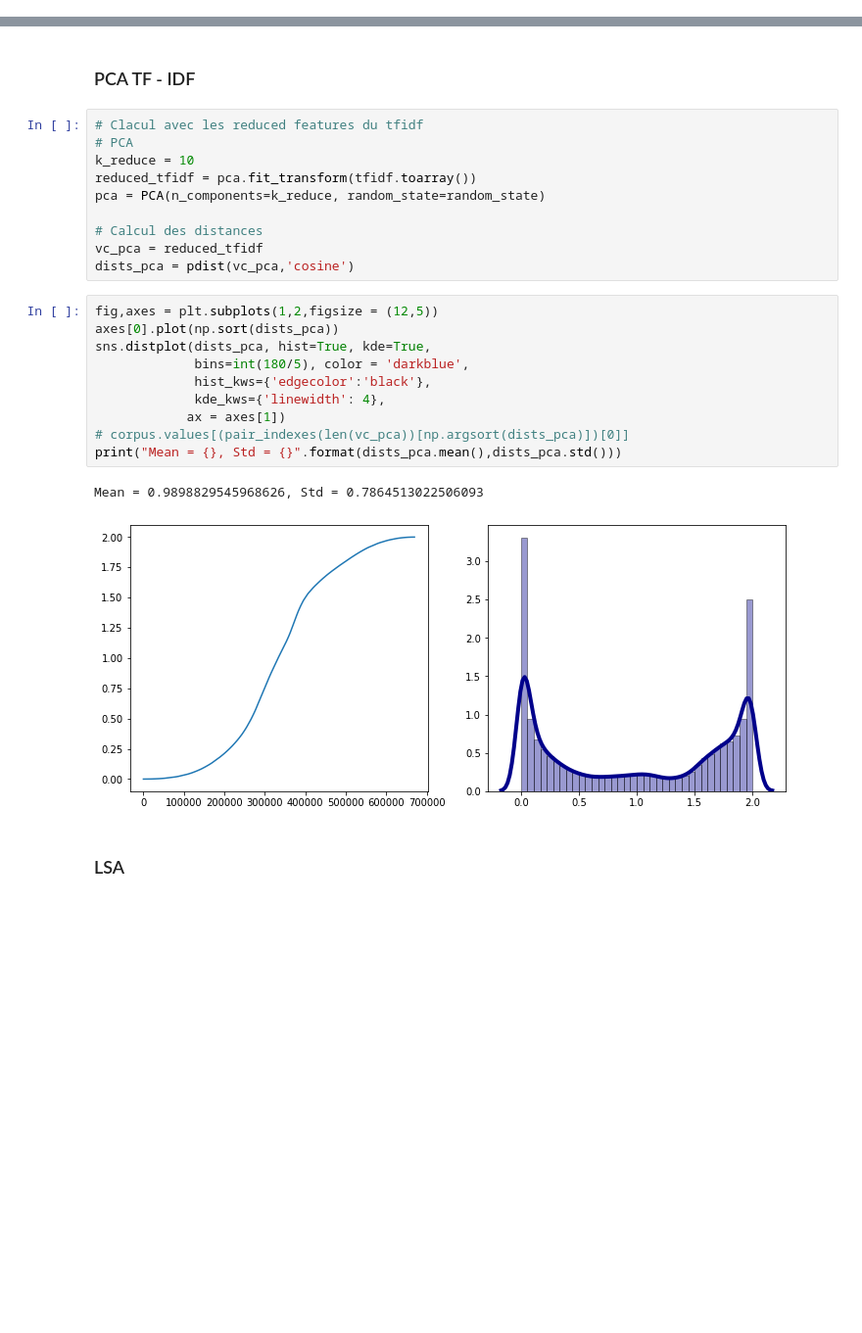
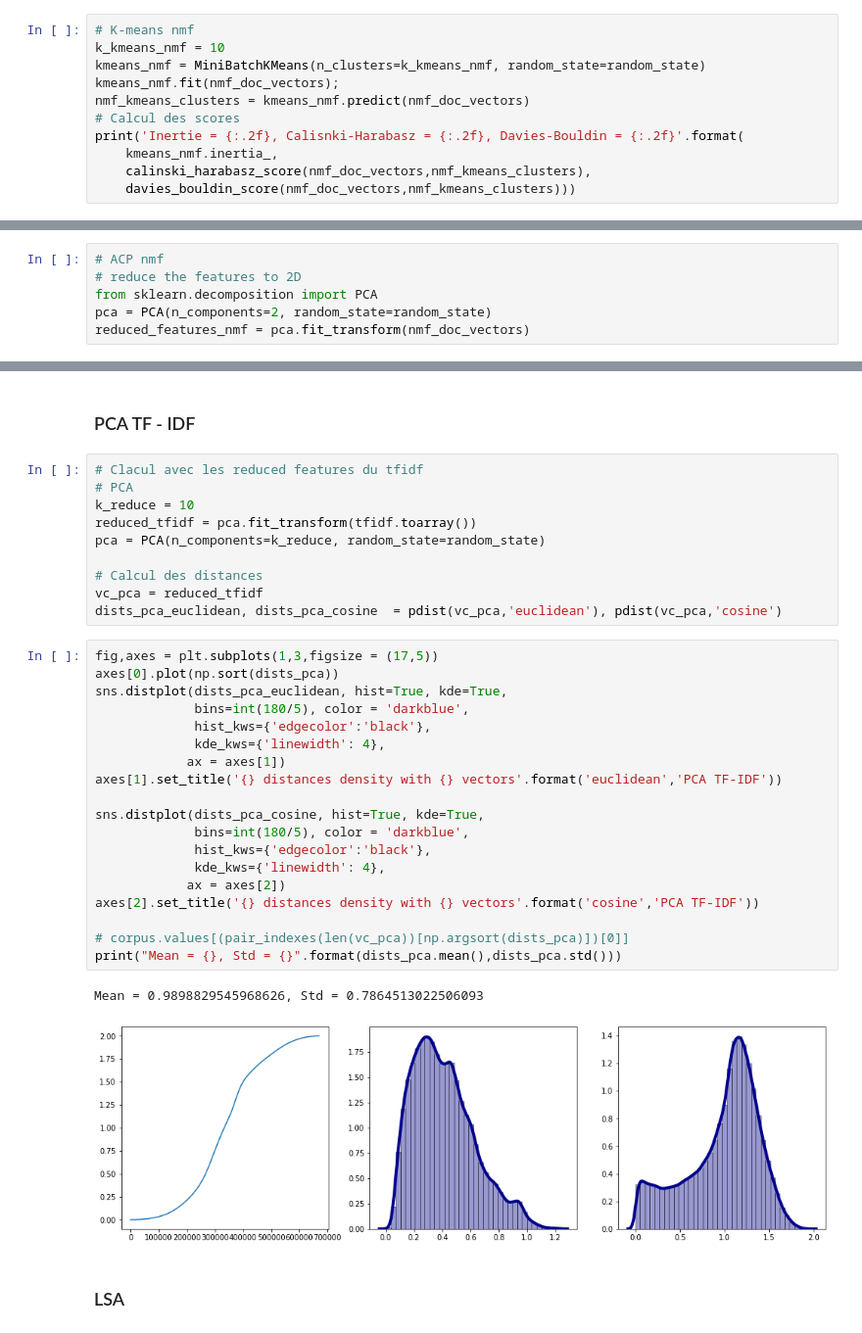
Before and after one commit to AchilleBaucher/confiance_diffusion, a Jupyter notebook: jupyter/clustering.ipynb, the cells around one changed output, grey strips where cells are left out. Shown at 98% size. Saved outputs shown, nothing was run; the diff lists cells and outputs as text; blank space fills up the shorter version.

```diff
--- a/jupyter/clustering.ipynb
+++ b/jupyter/clustering.ipynb
@@ -442,0 +481,11 @@ embedding = UMAP(n_neighbors=100, min_dist=0.5, random_state=12).fit_transform(l
+# %%
+# K-means nmf
+k_kmeans_nmf = 10
+kmeans_nmf = MiniBatchKMeans(n_clusters=k_kmeans_nmf, random_state=random_state)
+kmeans_nmf.fit(nmf_doc_vectors);
+nmf_kmeans_clusters = kmeans_nmf.predict(nmf_doc_vectors)
+# Calcul des scores
+print('Inertie = {:.2f}, Calisnki-Harabasz = {:.2f}, Davies-Bouldin = {:.2f}'.format(
+    kmeans_nmf.inertia_,
+    calinski_harabasz_score(nmf_doc_vectors,nmf_kmeans_clusters),
+    davies_bouldin_score(nmf_doc_vectors,nmf_kmeans_clusters)))
@@ -442,0 +516,6 @@ embedding = UMAP(n_neighbors=100, min_dist=0.5, random_state=12).fit_transform(l
+# %%
+# ACP nmf
+# reduce the features to 2D
+from sklearn.decomposition import PCA
+pca = PCA(n_components=2, random_state=random_state)
+reduced_features_nmf = pca.fit_transform(nmf_doc_vectors)
@@ -526,20 +640,29 @@ pca = PCA(n_components=k_reduce, random_state=random_state)
 
 # Calcul des distances
 vc_pca = reduced_tfidf
-dists_pca = pdist(vc_pca,'cosine')
+dists_pca_euclidean, dists_pca_cosine  = pdist(vc_pca,'euclidean'), pdist(vc_pca,'cosine')
 # %%
-fig,axes = plt.subplots(1,2,figsize = (12,5))
+fig,axes = plt.subplots(1,3,figsize = (17,5))
 axes[0].plot(np.sort(dists_pca))
-sns.distplot(dists_pca, hist=True, kde=True,
+sns.distplot(dists_pca_euclidean, hist=True, kde=True,
              bins=int(180/5), color = 'darkblue',
              hist_kws={'edgecolor':'black'},
              kde_kws={'linewidth': 4},
             ax = axes[1])
+axes[1].set_title('{} distances density with {} vectors'.format('euclidean','PCA TF-IDF'))
+
+sns.distplot(dists_pca_cosine, hist=True, kde=True,
+             bins=int(180/5), color = 'darkblue',
+             hist_kws={'edgecolor':'black'},
+             kde_kws={'linewidth': 4},
+            ax = axes[2])
+axes[2].set_title('{} distances density with {} vectors'.format('cosine','PCA TF-IDF'))
+
 # corpus.values[(pair_indexes(len(vc_pca))[np.argsort(dists_pca)])[0]]
 print("Mean = {}, Std = {}".format(dists_pca.mean(),dists_pca.std()))
 # %% [output]
 Mean = 0.9898829545968626, Std = 0.7864513022506093
-[figure, old version]
+[figure, new version]
 # %% [markdown]
 ### LSA
 # %%
```
Also changed, not shown: parts of 41 cells of this notebook, 3 other files.
